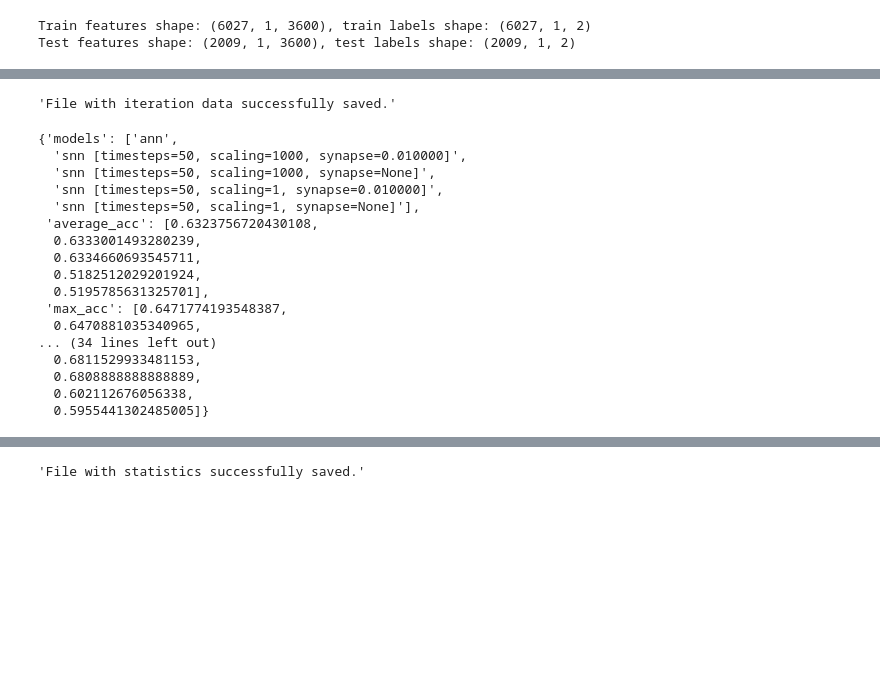
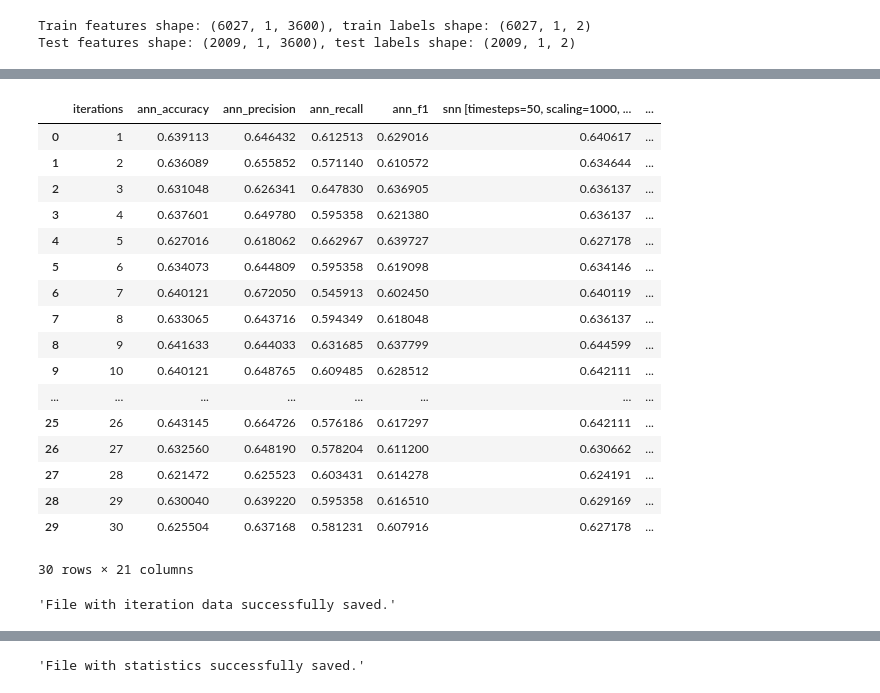
Before and after one commit to honzikv/use-of-snn, a Jupyter notebook: thesis_experiments/p300/p300_dataset_exp_convnet.ipynb, the cells around one changed output, grey strips where cells are left out. Saved outputs shown, nothing was run; the diff lists cells and outputs as text; code cells hidden in the pictures; blank space fills up the shorter version.

Commit message:
exp 2 metrics, exp1 fix

```diff
--- a/thesis_experiments/p300/p300_dataset_exp_convnet.ipynb
+++ b/thesis_experiments/p300/p300_dataset_exp_convnet.ipynb
@@ -75,6 +75,10 @@ def create_model():
 
     return Model(inputs=inp, outputs=output)
 # %%
+# Since we used [1,0] as true (target) we also need to reference the correct index during metrics evaluation.
+# In sklearn this means that we set the pos_label to 0 instead of 1
+true_ref_idx = np.argmax(np.array([1, 0]))
+
 def get_metrics(simulator, output_layer, x_test, y_test, minibatch_size, network_name):
     """
     Function for calculating metrics
@@ -96,12 +100,14 @@ def get_metrics(simulator, output_layer, x_test, y_test, minibatch_size, network
     predictions_argm = np.argmax(predictions, axis=-1) # get predicted label
 
     y_test = np.squeeze(y_test, axis=1) # remove time dimension
-    y_test_argm = np.argmax(y_test, axis=-1) # get labels
+    y_test_argm = np.argmax(y_test, axis=-1) # get labels, due to one-hot encoding 0 = target, 1 = non-target
 
-    precision = metrics.precision_score(y_true=y_test_argm, y_pred=predictions_argm, average='binary') # get precision score
-    recall = metrics.recall_score(y_true=y_test_argm, y_pred=predictions_argm, average='binary') # get recall
-    f1 = metrics.f1_score(y_true=y_test_argm, y_pred=predictions_argm, average='binary')
+    precision = metrics.precision_score(y_true=y_test_argm, y_pred=predictions_argm, pos_label=true_ref_idx) # get precision score
+    recall = metrics.recall_score(y_true=y_test_argm, y_pred=predictions_argm, pos_label=true_ref_idx) # get recall
+    f1 = metrics.f1_score(y_true=y_test_argm, y_pred=predictions_argm, pos_label=true_ref_idx)
     accuracy = metrics.accuracy_score(y_true=y_test_argm, y_pred=predictions_argm) # get accuracy
+
+    # First column - "0" = target samples, second column "1" = non-target samples
     confusion_matrix = metrics.confusion_matrix(y_true=y_test_argm, y_pred=predictions_argm)
 
     # Log the statistics
@@ -322,14 +328,35 @@ for variant_name in variants:
 # %%
 # Create pandas dataframe and save it to xlsx file
 output_folder_path = 'p300_exp_output'
 os.makedirs(output_folder_path, exist_ok=True)
 
 df = pd.DataFrame(data)
-df.to_excel(os.path.join(output_folder_path, 'data_iterations.xlsx'))
-
-'File with iteration data successfully saved.'
+df
 # %% [output]
+|  | iterations | ann_accuracy | ann_precision | ann_recall | ann_f1 | snn [timesteps=50, scaling=1000, ... | ... |
+| 0 | 1 | 0.639113 | 0.646432 | 0.612513 | 0.629016 | 0.640617 | ... |
+| 1 | 2 | 0.636089 | 0.655852 | 0.571140 | 0.610572 | 0.634644 | ... |
+| 2 | 3 | 0.631048 | 0.626341 | 0.647830 | 0.636905 | 0.636137 | ... |
+| 3 | 4 | 0.637601 | 0.649780 | 0.595358 | 0.621380 | 0.636137 | ... |
+| 4 | 5 | 0.627016 | 0.618062 | 0.662967 | 0.639727 | 0.627178 | ... |
+| 5 | 6 | 0.634073 | 0.644809 | 0.595358 | 0.619098 | 0.634146 | ... |
+| 6 | 7 | 0.640121 | 0.672050 | 0.545913 | 0.602450 | 0.640119 | ... |
+| 7 | 8 | 0.633065 | 0.643716 | 0.594349 | 0.618048 | 0.636137 | ... |
+| 8 | 9 | 0.641633 | 0.644033 | 0.631685 | 0.637799 | 0.644599 | ... |
+| 9 | 10 | 0.640121 | 0.648765 | 0.609485 | 0.628512 | 0.642111 | ... |
+| ... | ... | ... | ... | ... | ... | ... | ... |
+| 25 | 26 | 0.643145 | 0.664726 | 0.576186 | 0.617297 | 0.642111 | ... |
+| 26 | 27 | 0.632560 | 0.648190 | 0.578204 | 0.611200 | 0.630662 | ... |
+| 27 | 28 | 0.621472 | 0.625523 | 0.603431 | 0.614278 | 0.624191 | ... |
+| 28 | 29 | 0.630040 | 0.639220 | 0.595358 | 0.616510 | 0.629169 | ... |
+| 29 | 30 | 0.625504 | 0.637168 | 0.581231 | 0.607916 | 0.627178 | ... |
-'File with iteration data successfully saved.'
+30 rows × 21 columns
+# %%
+df.to_excel(os.path.join(output_folder_path, 'data_iterations.xlsx'))
+
+'File with iteration data successfully saved.'
+# %% [output]
+'File with iteration data successfully saved.'
 # %%
 network_names = ['ann'] + variants # names of each network in the pandas data frame
 data_stats = {
@@ -361,23 +388,3 @@ for network_name in network_names:
 
     data_stats['average_f1'].append(df[f'{network_name}_f1'].mean())
     data_stats['max_f1'].append(df[f'{network_name}_f1'].max())
-
-data_stats
-# %% [output]
-{'models': ['ann',
-  'snn [timesteps=50, scaling=1000, synapse=0.010000]',
-  'snn [timesteps=50, scaling=1000, synapse=None]',
-  'snn [timesteps=50, scaling=1, synapse=0.010000]',
-  'snn [timesteps=50, scaling=1, synapse=None]'],
- 'average_acc': [0.6323756720430108,
-  0.6333001493280239,
-  0.6334660693545711,
-  0.5182512029201924,
-  0.5195785631325701],
- 'max_acc': [0.6471774193548387,
-  0.6470881035340965,
-... (34 lines left out)
-  0.6811529933481153,
-  0.6808888888888889,
-  0.602112676056338,
-  0.5955441302485005]}
```
Also changed, not shown: parts of 4 cells of this notebook, 16 other files.
